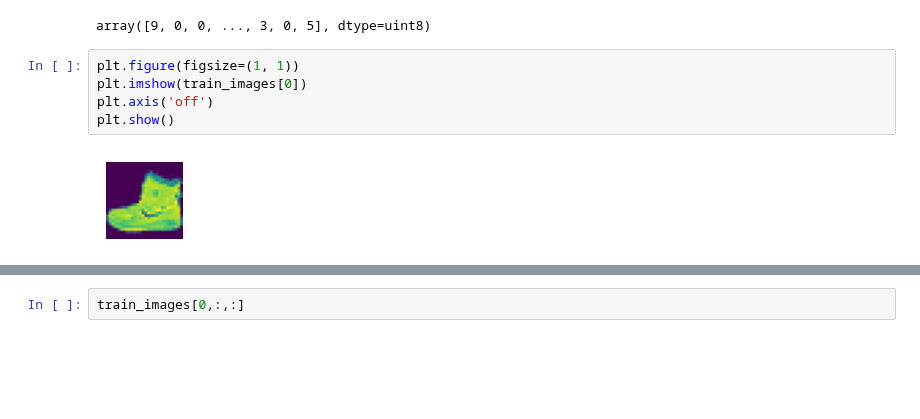
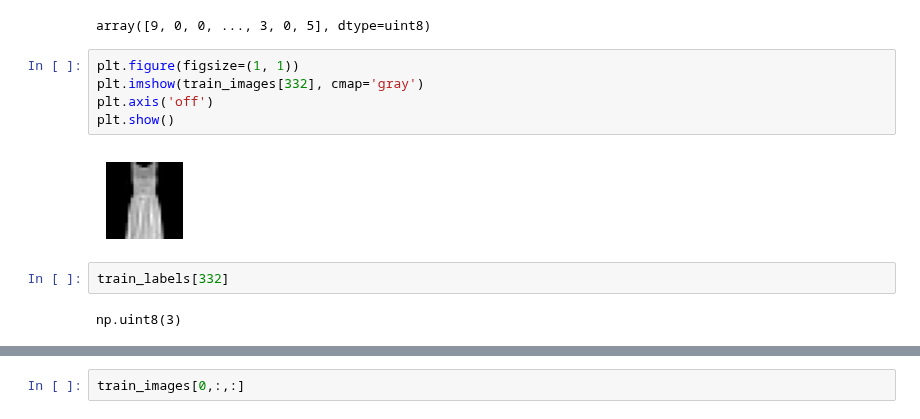
Before and after one commit to Daniverd15/Prendas, a Jupyter notebook: introduccion keras.ipynb, the cells around one changed output, grey strips where cells are left out. Cells and saved outputs as stored; diff of their text form; blank space fills up the shorter version.

```diff
--- a/introduccion keras.ipynb
+++ b/introduccion keras.ipynb
@@ -71,11 +71,15 @@ train_labels
 array([9, 0, 0, ..., 3, 0, 5], dtype=uint8)
 # %%
 plt.figure(figsize=(1, 1))
-plt.imshow(train_images[0])
+plt.imshow(train_images[332], cmap='gray')
 plt.axis('off')
 plt.show()
 # %% [output]
-[figure, old version]
+[figure, new version]
+# %%
+train_labels[332]
+# %% [output]
+np.uint8(3)
 # %%
 fig, axes = plt.subplots(10, 5, figsize=(15, 30))
 for i, ax in enumerate(axes.flat):
```
Also changed, not shown: parts of 7 cells of this notebook, 3 other files.
